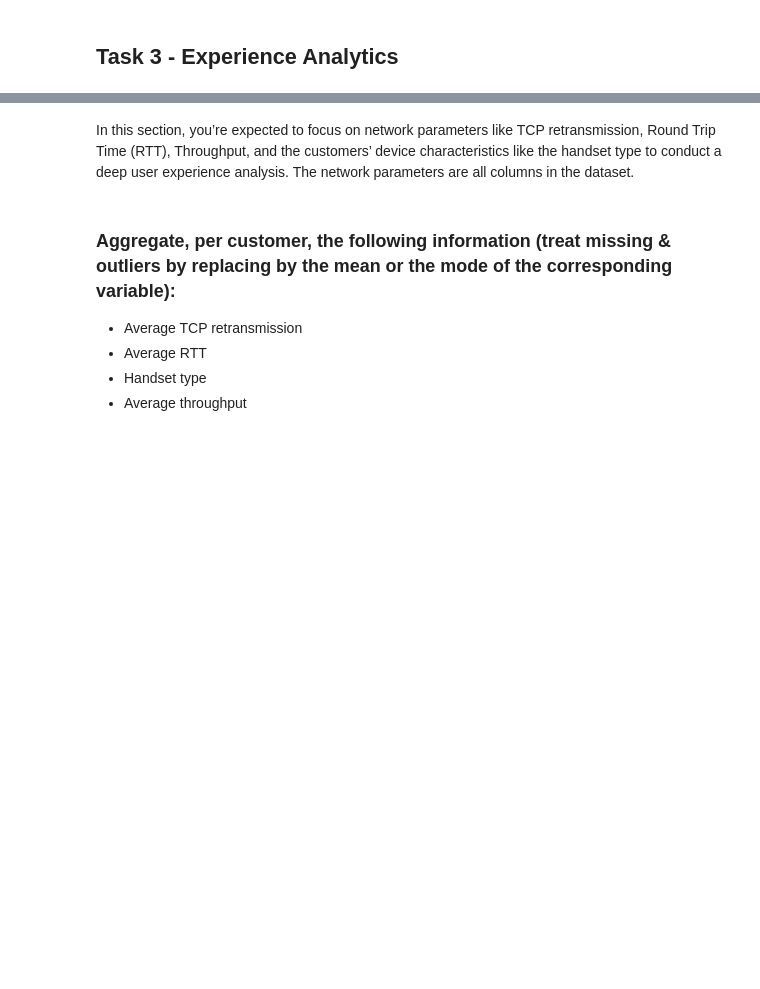
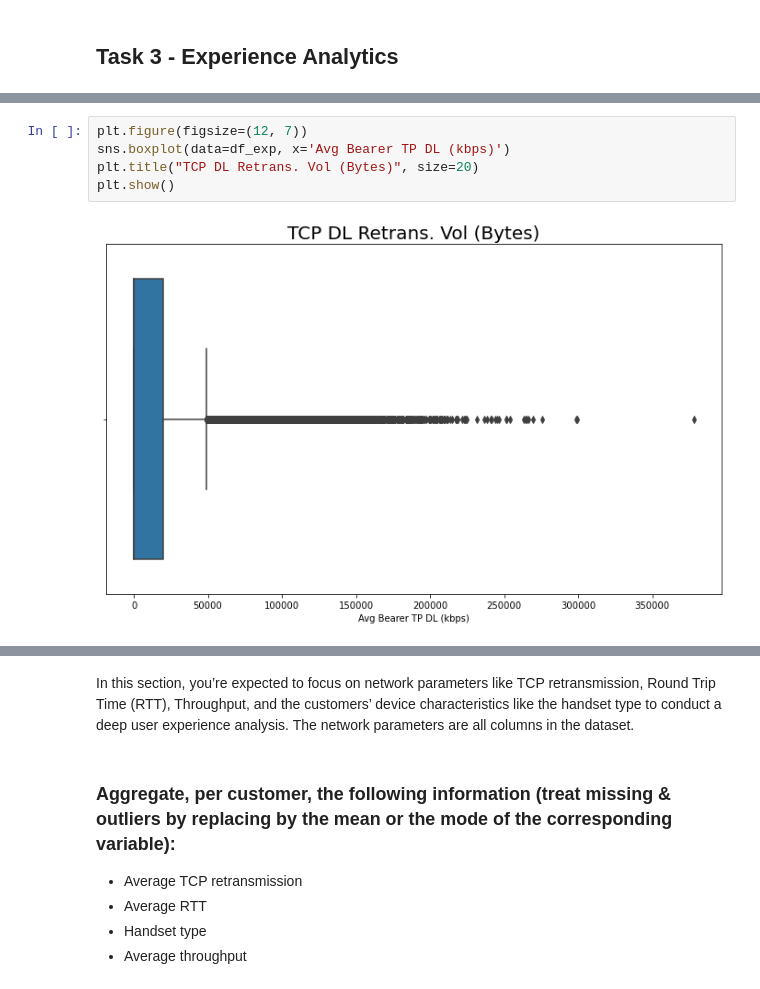
Before and after one commit to BirhanuGebisa/Telecom-User-Analytics, a Jupyter notebook: notebooks/Task3_Experience_Analytics.ipynb, the cells around one changed output, grey strips where cells are left out. Drawn from its saved outputs; the diff is of its cells as text; blank space fills up the shorter version.

```diff
--- a/notebooks/Task3_Experience_Analytics.ipynb
+++ b/notebooks/Task3_Experience_Analytics.ipynb
@@ -2,0 +103,7 @@
+# %%
+plt.figure(figsize=(12, 7))
+sns.boxplot(data=df_exp, x='Avg Bearer TP DL (kbps)')
+plt.title("TCP DL Retrans. Vol (Bytes)", size=20)
+plt.show()
+# %% [output]
+[figure, added]
```
Also changed, not shown: parts of 15 cells of this notebook.
